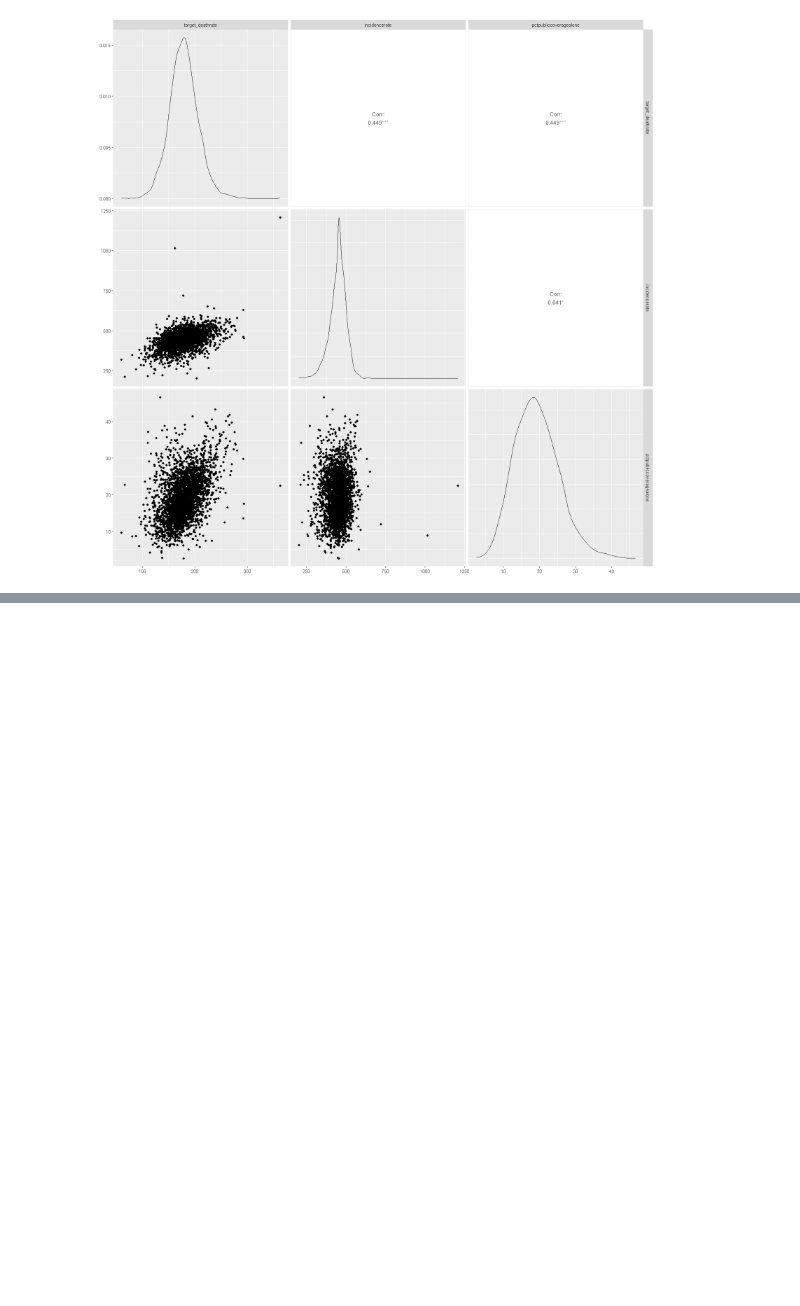
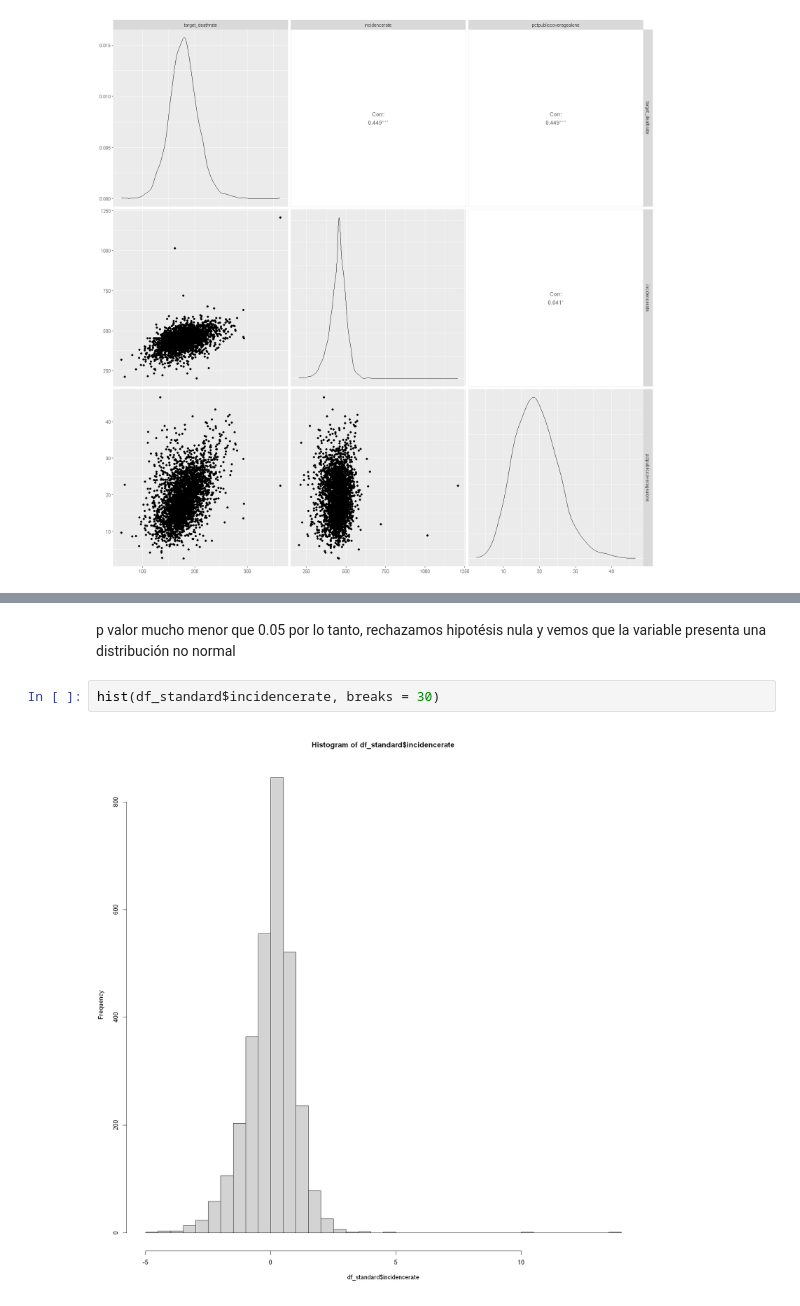
Before and after one commit to Didac-piferrer/MUDS, a Jupyter notebook: Estadistica/E4/MD004DidacPiferrerIglesiasAC04.ipynb, the cells around one changed output, grey strips where cells are left out. Drawn from its saved outputs; the diff is of its cells as text; blank space fills up the shorter version.

```diff
--- a/Estadistica/E4/MD004DidacPiferrerIglesiasAC04.ipynb
+++ b/Estadistica/E4/MD004DidacPiferrerIglesiasAC04.ipynb
@@ -393,0 +531,6 @@ ggpairs(mydf)
+# %% [markdown]
+p valor mucho menor que 0.05 por lo tanto, rechazamos hipotésis nula y vemos que la variable presenta una distribución no normal
+# %%
+hist(df_standard$incidencerate, breaks = 30)
+# %% [output]
+[figure, added]
```
Also changed, not shown: parts of 27 cells of this notebook.
